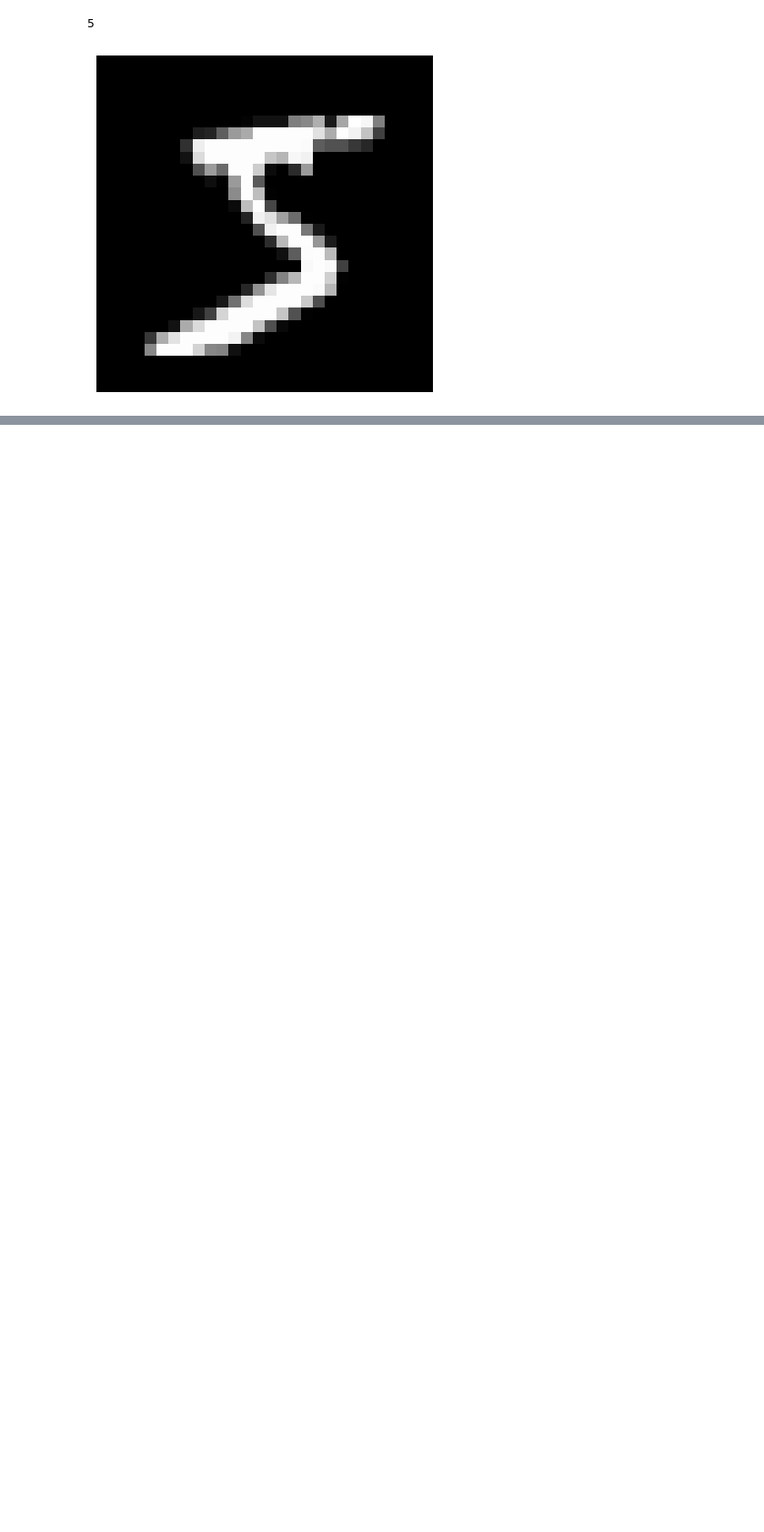
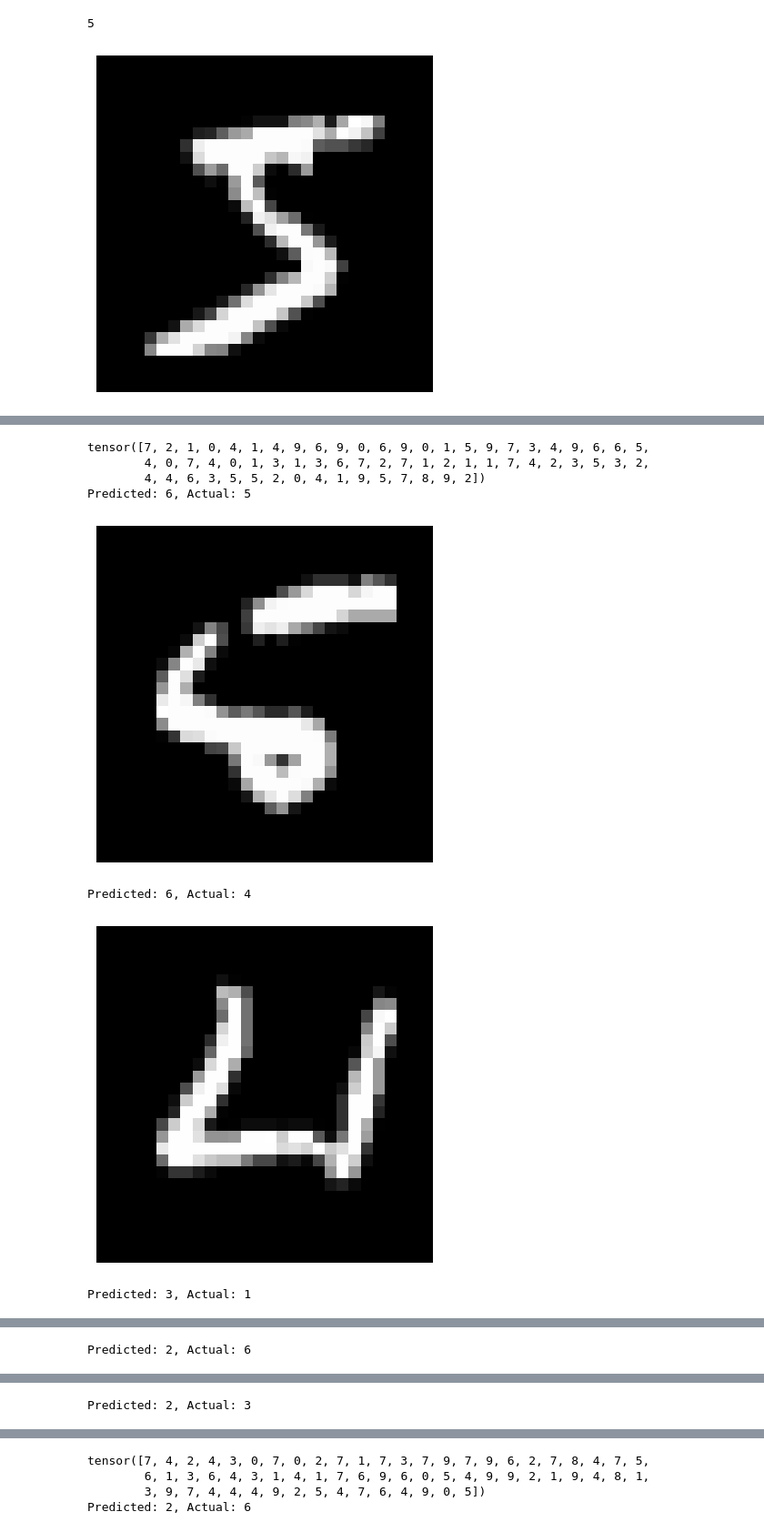
Before and after one commit to ritanohra2/MNIST, a Jupyter notebook: notebook_mnist.ipynb, the cells around one changed output, grey strips where cells are left out. Shown at 91% size. Cells and saved outputs as stored; diff of their text form; code cells hidden in the pictures; blank space fills up the shorter version.

```diff
--- a/notebook_mnist.ipynb
+++ b/notebook_mnist.ipynb
@@ -86,0 +96,33 @@ tensor(2.3058, grad_fn=<NllLossBackward0>)
+# %%
+# Create a DataLoader for batching the test data
+test_dataloader = DataLoader(test_data, batch_size=64, shuffle=False)
+correct = 0
+total = 0
+# Disable gradient calculation for evaluation
+with torch.no_grad():
+    for images, labels in test_dataloader:
+        outputs = instance(images)  # Get model predictions
+        _, predicted = torch.max(outputs.data, 1)  # Get predicted class
+        total += labels.size(0)
+        correct += (predicted == labels).sum().item()
+        # Print and visualize incorrect predictions
+        for i in range(len(labels)):
+            if predicted[i] != labels[i]:
+                print(f"Predicted: {predicted[i].item()}, Actual: {labels[i].item()}")
+                image_tensor = images[i][0]
+                image_to_plot = image_tensor.squeeze()
+                plt.imshow(image_to_plot, cmap='gray')
+                plt.axis('off')
+                plt.show()
+# Calculate and print accuracy
+accuracy = 100 * correct / total
+print(accuracy)
+# %% [output]
+tensor([7, 2, 1, 0, 4, 1, 4, 9, 6, 9, 0, 6, 9, 0, 1, 5, 9, 7, 3, 4, 9, 6, 6, 5,
+        4, 0, 7, 4, 0, 1, 3, 1, 3, 6, 7, 2, 7, 1, 2, 1, 1, 7, 4, 2, 3, 5, 3, 2,
+        4, 4, 6, 3, 5, 5, 2, 0, 4, 1, 9, 5, 7, 8, 9, 2])
+Predicted: 6, Actual: 5
+[figure, added]
+Predicted: 6, Actual: 4
+[figure, added]
+Predicted: 3, Actual: 1
@@ -86,0 +130 @@ tensor(2.3058, grad_fn=<NllLossBackward0>)
+Predicted: 2, Actual: 6
@@ -86,0 +132 @@ tensor(2.3058, grad_fn=<NllLossBackward0>)
+Predicted: 2, Actual: 3
@@ -86,0 +134,4 @@ tensor(2.3058, grad_fn=<NllLossBackward0>)
+tensor([7, 4, 2, 4, 3, 0, 7, 0, 2, 7, 1, 7, 3, 7, 9, 7, 9, 6, 2, 7, 8, 4, 7, 5,
+        6, 1, 3, 6, 4, 3, 1, 4, 1, 7, 6, 9, 6, 0, 5, 4, 9, 9, 2, 1, 9, 4, 8, 1,
+        3, 9, 7, 4, 4, 4, 9, 2, 5, 4, 7, 6, 4, 9, 0, 5])
+Predicted: 2, Actual: 6
```
Also changed, not shown: parts of 6 cells of this notebook, 2 other files.
